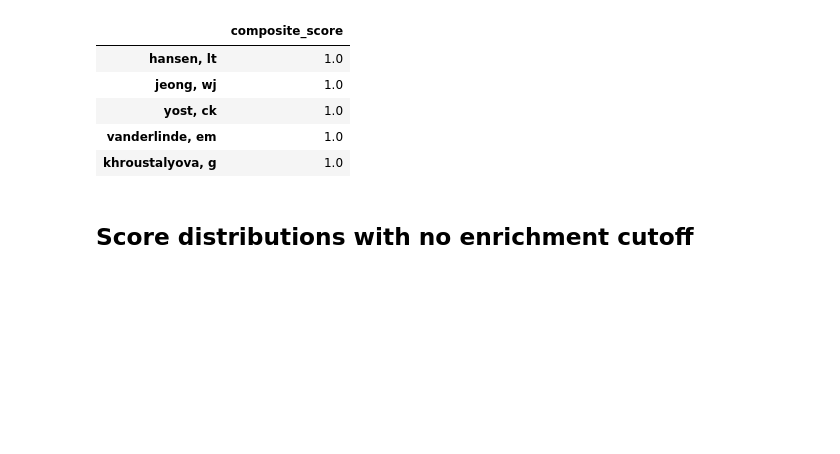
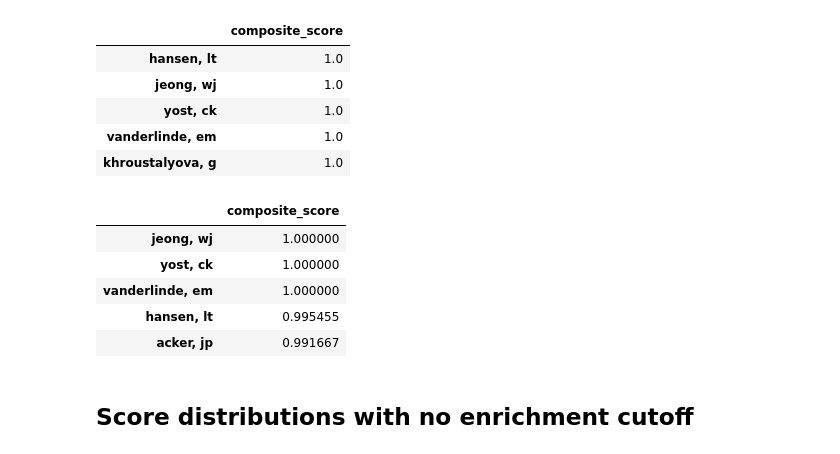
Before and after one commit to serenalotreck/desiccation-network, a Jupyter notebook: notebooks/score_distribution_exploration.ipynb, the cells around one changed output. Saved outputs shown, nothing was run; the diff lists cells and outputs as text; code cells hidden in the pictures; blank space fills up the shorter version.

```diff
--- a/notebooks/score_distribution_exploration.ipynb
+++ b/notebooks/score_distribution_exploration.ipynb
@@ -22,6 +24,16 @@ comp_scores.head()
 | yost, ck | 1.0 |
 | vanderlinde, em | 1.0 |
 | khroustalyova, g | 1.0 |
+# %%
+comp_scores_cut = pd.read_csv('../data/conference_rec_output/combined_2016_2024_all_scores_cutoff50_22Feb2024_composite_scores.csv', index_col=0)
+comp_scores_cut.head()
+# %% [output]
+|  | composite_score |
+| jeong, wj | 1.000000 |
+| yost, ck | 1.000000 |
+| vanderlinde, em | 1.000000 |
+| hansen, lt | 0.995455 |
+| acker, jp | 0.991667 |
 # %%
 with open('../data/conference_rec_output/combined_2016_2024_all_scores_basic_21Feb2024_top_0.05_candidates.txt') as myf:
     candidates = [cand.strip() for cand in myf.readlines()]
```
Also changed, not shown: parts of 6 cells of this notebook, 3 other files.
